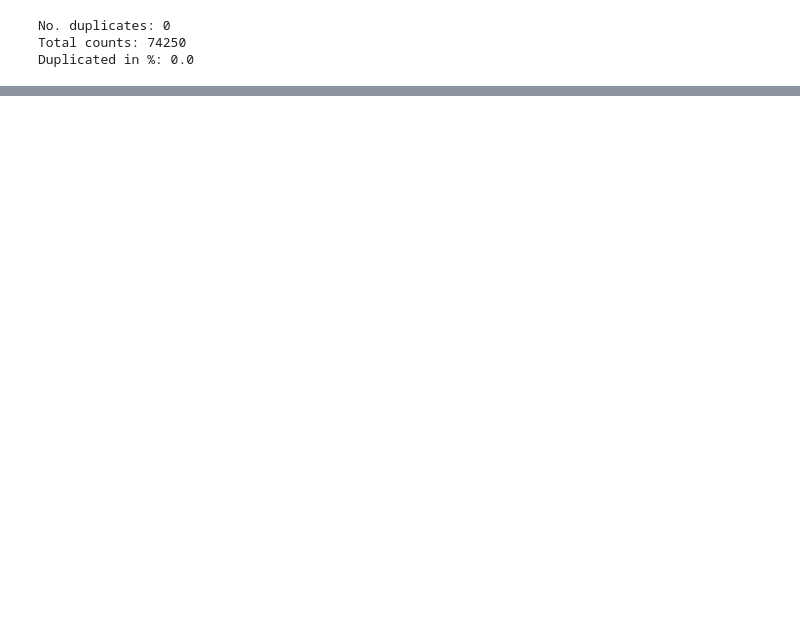
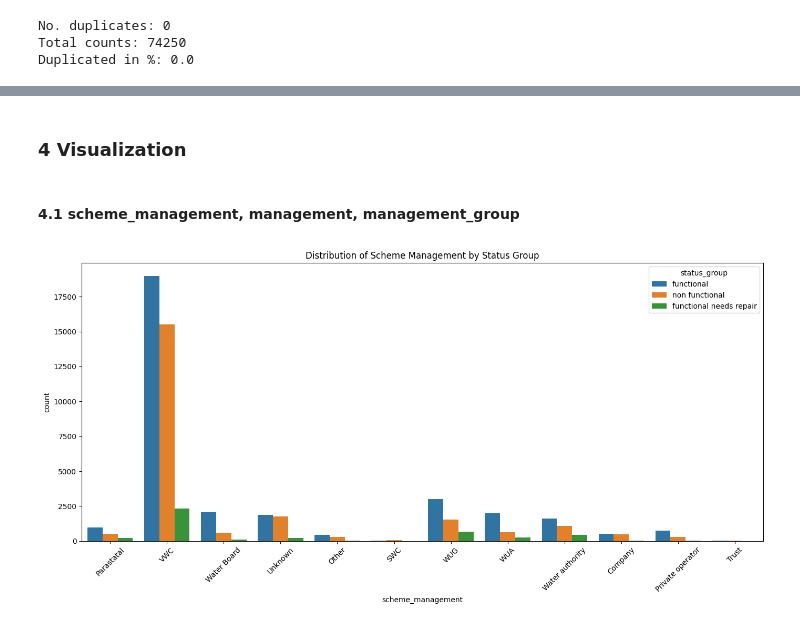
Before and after one commit to ryanlui16055/Water-Pump-Prediction, a Jupyter notebook: code/main.ipynb, the cells around one changed output, grey strips where cells are left out. Cells and saved outputs as stored; diff of their text form; code cells hidden in the pictures; blank space fills up the shorter version.

```diff
--- a/code/main.ipynb
+++ b/code/main.ipynb
@@ -282,0 +364,4 @@ It could be replaced by mean values or drop this feature after experiment.
+# %%
+# One hot encoding
+All_data = pd.get_dummies(All_data, columns=['payment_type'], dtype='int_')
+print(All_data.head())
@@ -282,0 +427,3 @@ It could be replaced by mean values or drop this feature after experiment.
+# %%
+# Drop the 'payment_type_other'
+All_data.drop(columns=['payment_type_other'], inplace=True)
@@ -282,0 +552,7 @@ It could be replaced by mean values or drop this feature after experiment.
+# %%
+# Drop 'quantity_group' colunm
+All_data.drop(columns=['quantity_group'], inplace=True)
+# %%
+# One hot encoding
+All_data = pd.get_dummies(All_data, columns=['quantity'], dtype='int_')
+print(All_data.head())
@@ -282,0 +738,14 @@ It could be replaced by mean values or drop this feature after experiment.
+# %% [markdown]
+**<h3>4 Visualization<h3>**
+# %% [markdown]
+**4.1 scheme_management, management, management_group**
+# %%
+# Create a count graph to see the impact of scheme_management on status_group
+plt.figure(figsize=(14, 7))
+sns.countplot(x='scheme_management', hue='status_group', data=All_data)
+plt.title('Distribution of Scheme Management by Status Group')
+plt.xticks(rotation=45)
+plt.tight_layout()
+plt.show()
+# %% [output]
+[figure, added]
```
Also changed, not shown: parts of 126 cells of this notebook, 2 other files.
